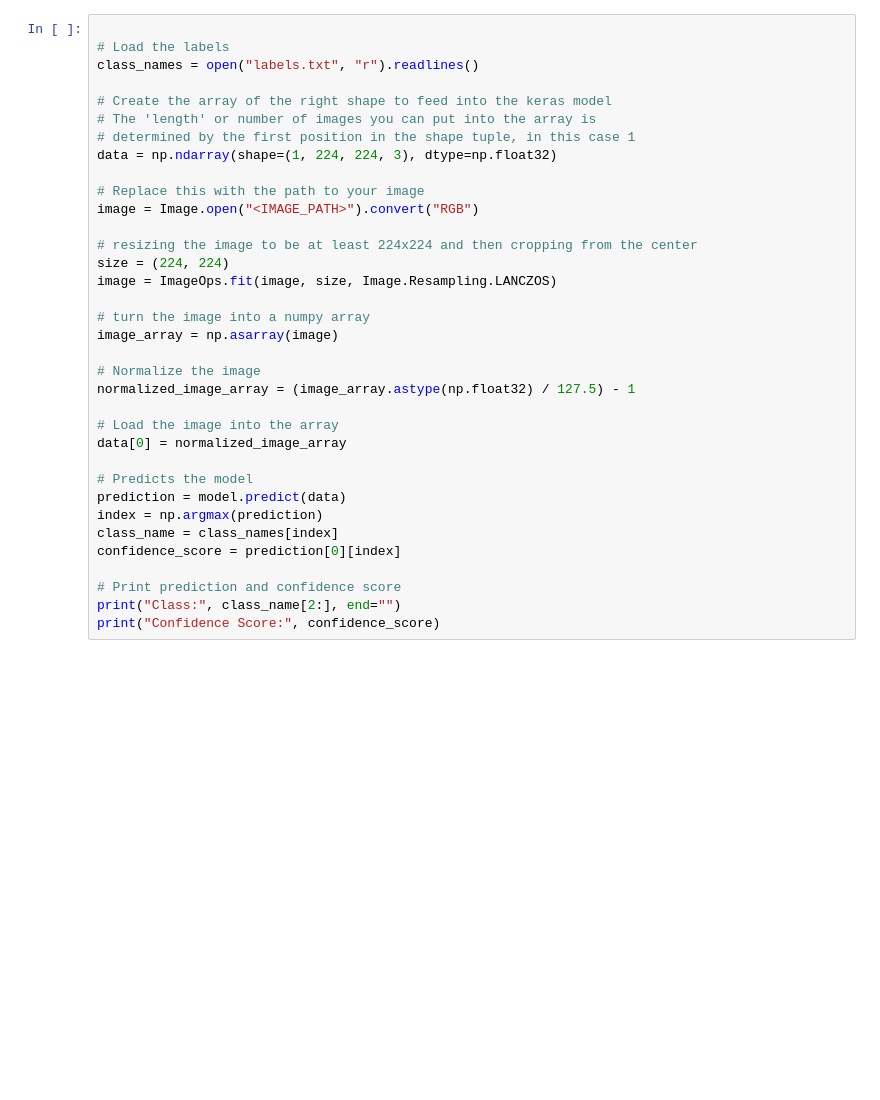
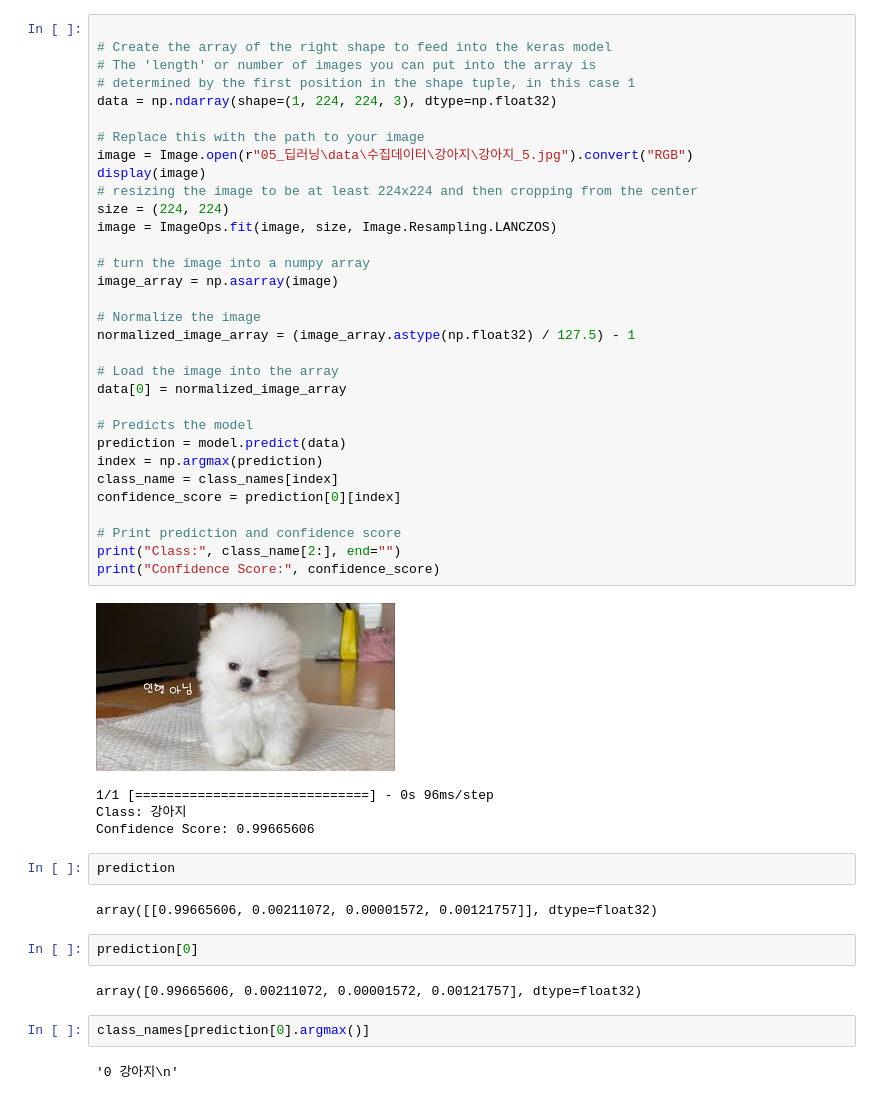
Before and after one commit to wo2young/python-study, a Jupyter notebook: python-1204/딥러닝/실습코드/Teachable Machine Test.ipynb, the cells around one changed output. Drawn from its saved outputs; the diff is of its cells as text; blank space fills up the shorter version.

```diff
--- a/python-1204/딥러닝/실습코드/Teachable Machine Test.ipynb
+++ b/python-1204/딥러닝/실습코드/Teachable Machine Test.ipynb
@@ -19,35 +52,49 @@ FileNotFoundError: [Errno 2] Unable to synchronously open file (unable to open f
 # %%
-
-# Load the labels
-class_names = open("labels.txt", "r").readlines()
 
 # Create the array of the right shape to feed into the keras model
 # The 'length' or number of images you can put into the array is
 # determined by the first position in the shape tuple, in this case 1
 data = np.ndarray(shape=(1, 224, 224, 3), dtype=np.float32)
 
 # Replace this with the path to your image
-image = Image.open("<IMAGE_PATH>").convert("RGB")
-
+image = Image.open(r"05_딥러닝\data\수집데이터\강아지\강아지_5.jpg").convert("RGB")
+display(image)
 # resizing the image to be at least 224x224 and then cropping from the center
 size = (224, 224)
 image = ImageOps.fit(image, size, Image.Resampling.LANCZOS)
 
 # turn the image into a numpy array
 image_array = np.asarray(image)
 
 # Normalize the image
 normalized_image_array = (image_array.astype(np.float32) / 127.5) - 1
 
 # Load the image into the array
 data[0] = normalized_image_array
 
 # Predicts the model
 prediction = model.predict(data)
 index = np.argmax(prediction)
 class_name = class_names[index]
 confidence_score = prediction[0][index]
 
 # Print prediction and confidence score
 print("Class:", class_name[2:], end="")
 print("Confidence Score:", confidence_score)
+# %% [output]
+[figure, added]
+1/1 [==============================] - 0s 96ms/step
+Class: 강아지
+Confidence Score: 0.99665606
+# %%
+prediction
+# %% [output]
+array([[0.99665606, 0.00211072, 0.00001572, 0.00121757]], dtype=float32)
+# %%
+prediction[0]
+# %% [output]
+array([0.99665606, 0.00211072, 0.00001572, 0.00121757], dtype=float32)
+# %%
+class_names[prediction[0].argmax()]
+# %% [output]
+'0 강아지\n'
```
Also changed, not shown: parts of 5 cells of this notebook, 27 other files.
